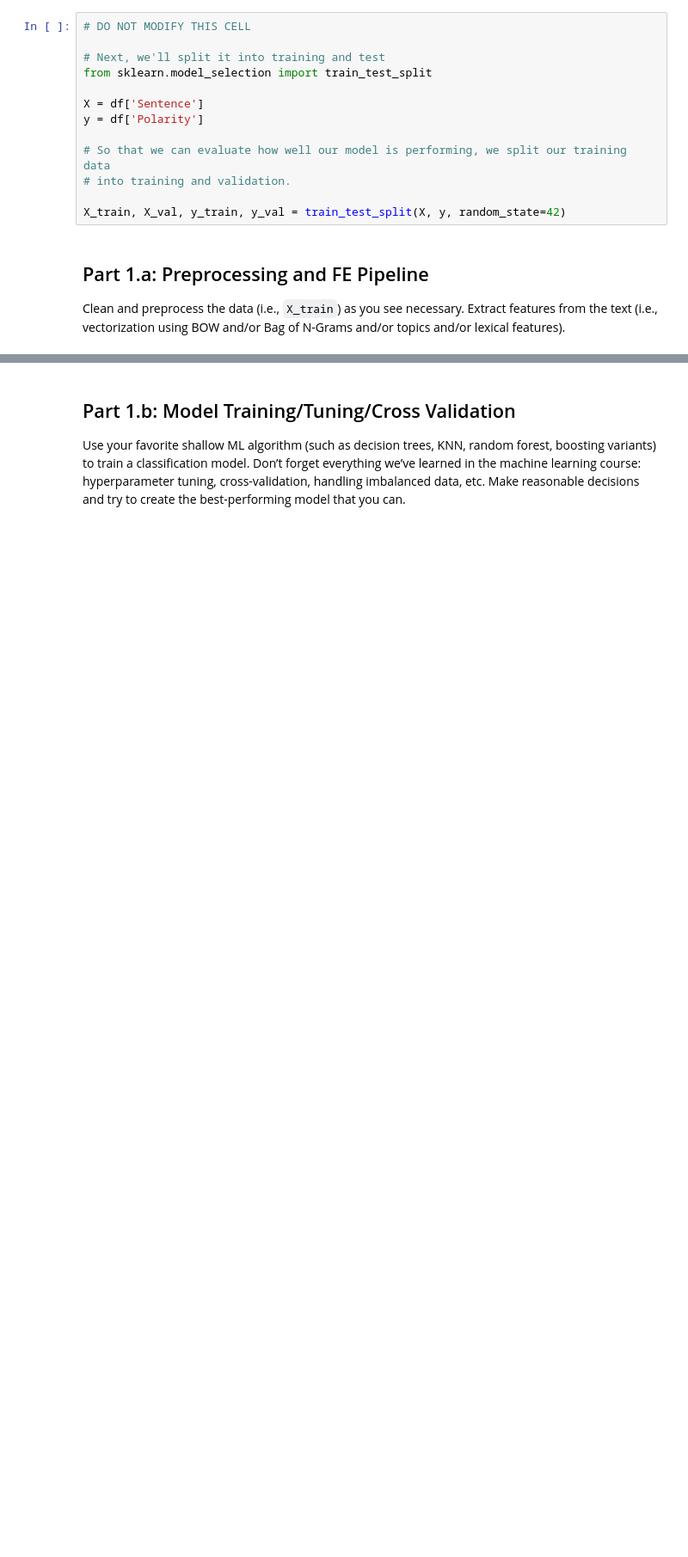
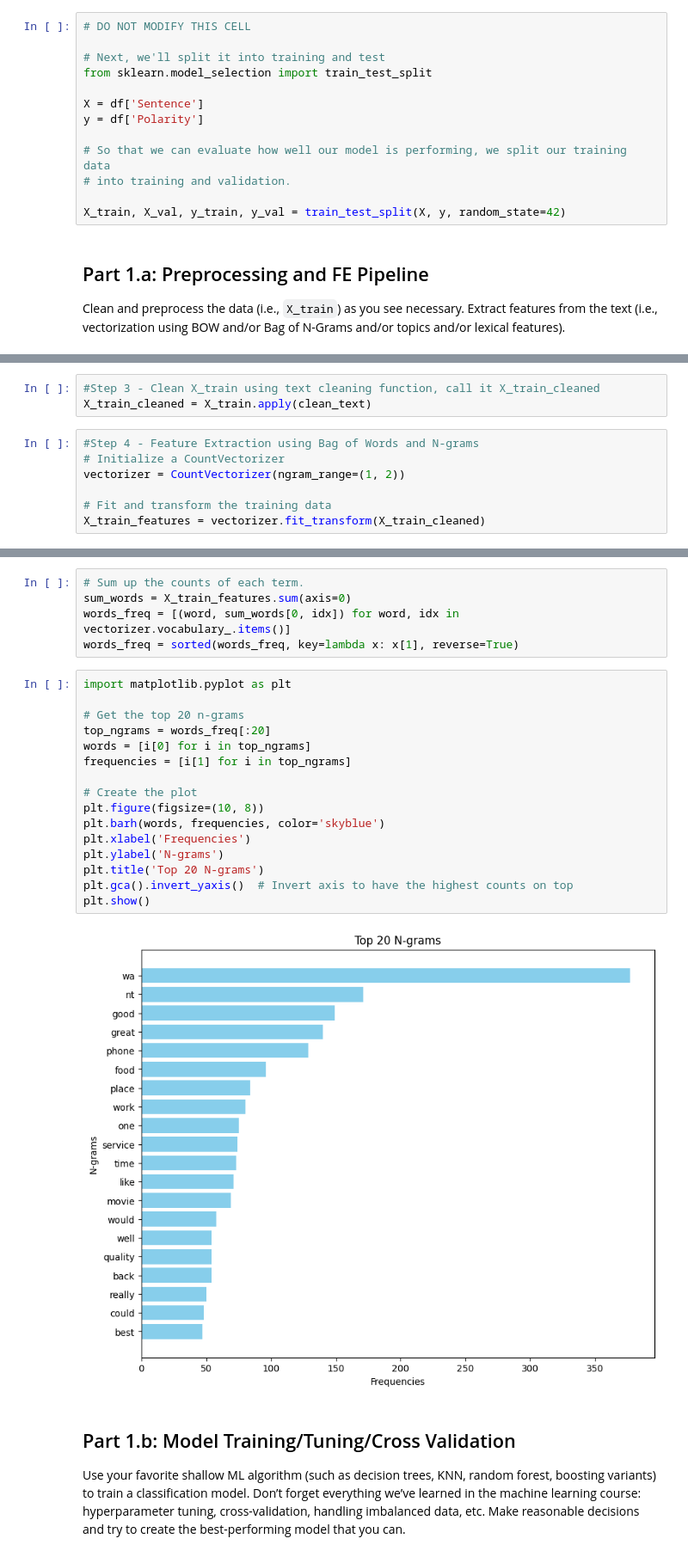
Before and after one commit to hellojohnkim/mmai891, a Jupyter notebook: 24_891_JohnKim.ipynb, the cells around one changed output, grey strips where cells are left out. Shown at 86% size. Drawn from its saved outputs; the diff is of its cells as text; blank space fills up the shorter version.

```diff
--- a/24_891_JohnKim.ipynb
+++ b/24_891_JohnKim.ipynb
@@ -202,0 +134,10 @@ youthful     0.286111
+# %%
+#Step 3 - Clean X_train using text cleaning function, call it X_train_cleaned
+X_train_cleaned = X_train.apply(clean_text)
+# %%
+#Step 4 - Feature Extraction using Bag of Words and N-grams
+# Initialize a CountVectorizer
+vectorizer = CountVectorizer(ngram_range=(1, 2))
+
+# Fit and transform the training data
+X_train_features = vectorizer.fit_transform(X_train_cleaned)
@@ -203,3 +149,26 @@ youthful     0.286111
+# %%
+# Sum up the counts of each term.
+sum_words = X_train_features.sum(axis=0)
+words_freq = [(word, sum_words[0, idx]) for word, idx in vectorizer.vocabulary_.items()]
+words_freq = sorted(words_freq, key=lambda x: x[1], reverse=True)
+# %%
+import matplotlib.pyplot as plt
+
+# Get the top 20 n-grams
+top_ngrams = words_freq[:20]
+words = [i[0] for i in top_ngrams]
+frequencies = [i[1] for i in top_ngrams]
+
+# Create the plot
+plt.figure(figsize=(10, 8))
+plt.barh(words, frequencies, color='skyblue')
+plt.xlabel('Frequencies')
+plt.ylabel('N-grams')
+plt.title('Top 20 N-grams')
+plt.gca().invert_yaxis()  # Invert axis to have the highest counts on top
+plt.show()
+# %% [output]
+[figure, added]
 # %% [markdown]
 ## Part 1.b: Model Training/Tuning/Cross Validation
 
```
Also changed, not shown: parts of 34 cells of this notebook.
